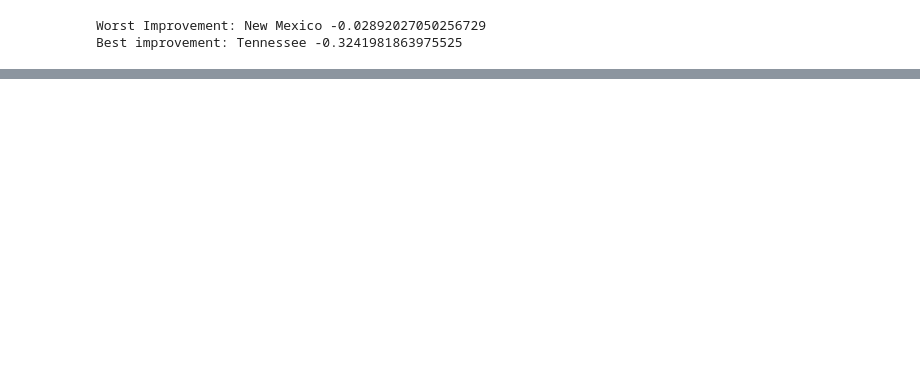
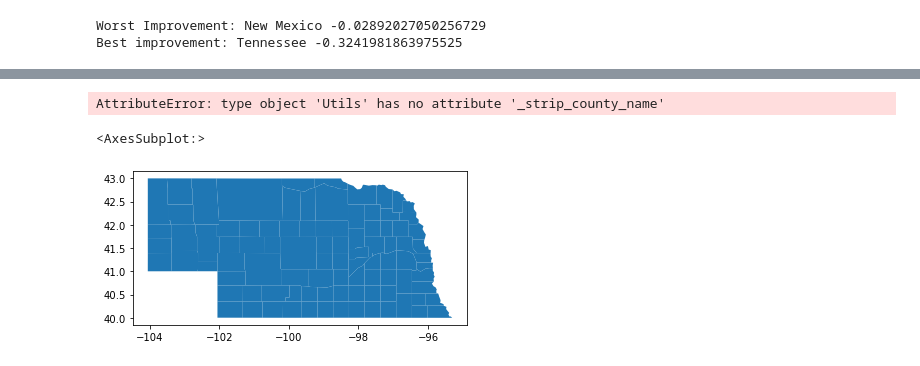
Before and after one commit to samuel-lindsay/cse163-cancer-research, a Jupyter notebook: exploration.ipynb, the cells around one changed output, grey strips where cells are left out. Drawn from its saved outputs; the diff is of its cells as text; code cells hidden in the pictures; blank space fills up the shorter version.

```diff
--- a/exploration.ipynb
+++ b/exploration.ipynb
@@ -8,8 +8,10 @@ import altair as alt
 from Utilities import Utils
 # %%
 byage = pd.read_csv("data\\USCS-1999-2018-ASCII\\BYAGE.TXT", sep="|", low_memory=False)
+by_county = pd.read_csv("data\\USCS-1999-2018-ASCII\\BYAREA_COUNTY.TXT", sep="|", low_memory=False)
+counties =  gpd.read_file("data\\2020_us_county_shp\\cb_2020_us_county_20m.shp")
 
-bycounty = pd.read_csv("data\\USCS-1999-2018-ASCII\\BYAREA_COUNTY.TXT", sep="|", low_memory=False)
+geo = counties[counties["STUSPS"] == "NJ"]
 # %%
 byarea = pd.read_csv("data\\USCS-1999-2018-ASCII\\BYAREA.TXT", sep="|", low_memory=False)
 byarea = byarea[['AREA', 'AGE_ADJUSTED_RATE','EVENT_TYPE', 'RACE', 'SEX', 'SITE', 'YEAR']]
@@ -57,0 +65,10 @@ SchemaValidationError: Invalid specification
+# %%
+by_county = Utils.remove_rows(by_county, ["~","+","-","~"])
+by_county.loc[:, "AREA"] = by_county.loc[:, "AREA"].apply(Utils._strip_county_name)
+# %% [output]
+AttributeError: type object 'Utils' has no attribute '_strip_county_name'
+# %%
+geo[geo["STUSPS"] == "NE"].plot()
+# %% [output]
+<AxesSubplot:>
+[figure, added]
```
Also changed, not shown: parts of 12 cells of this notebook.
